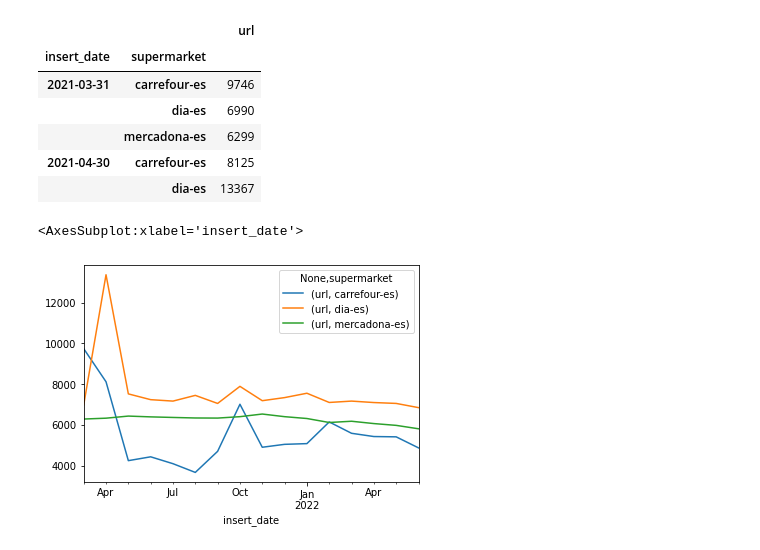
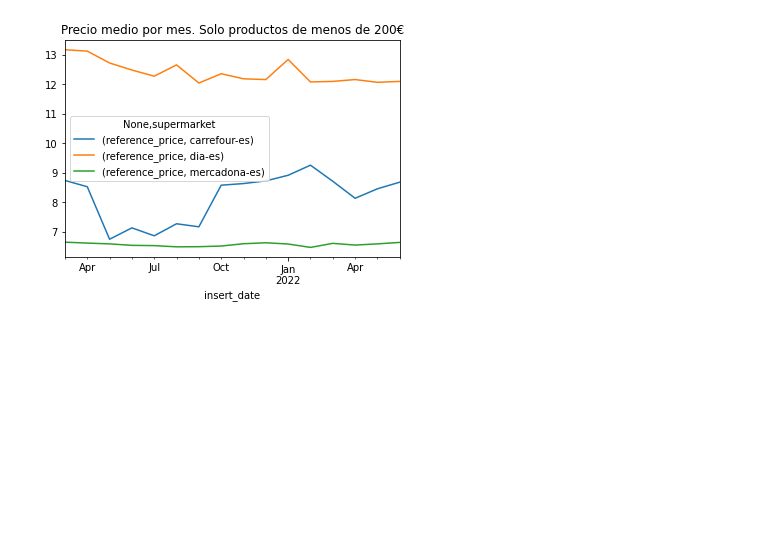
Before and after one commit to dapasca/productos_de_supermercado, a Jupyter notebook: eda.ipynb, the cells around one changed output. Cells and saved outputs as stored; diff of their text form; code cells hidden in the pictures; blank space fills up the shorter version.

```diff
--- a/eda.ipynb
+++ b/eda.ipynb
@@ -240,16 +78,8 @@ sc.dataset[f_pan]
 # %%
-x = sc.dataset[['insert_date', 'supermarket','url']].groupby([pd.Grouper(key="insert_date", freq="M"), 'supermarket']).nunique()
-x.head()
+x = sc.dataset.loc[sc.dataset.reference_price<200, ['insert_date', 'supermarket', 'reference_price']].groupby([pd.Grouper(key="insert_date", freq="M"), 'supermarket']).mean('reference_price')
+
+x.unstack().plot()
+plt.title('Precio medio por mes. Solo productos de menos de 200€')
+plt.show()
 # %% [output]
-|  |  | url |
-| insert_date | supermarket |  |
-| 2021-03-31 | carrefour-es | 9746 |
-|  | dia-es | 6990 |
-|  | mercadona-es | 6299 |
-| 2021-04-30 | carrefour-es | 8125 |
-|  | dia-es | 13367 |
+[figure, added]
-# %%
-x.unstack().plot()
-# %% [output]
-<AxesSubplot:xlabel='insert_date'>
-[figure, removed]
```
Also changed, not shown: parts of 18 cells of this notebook, 5 other files.
